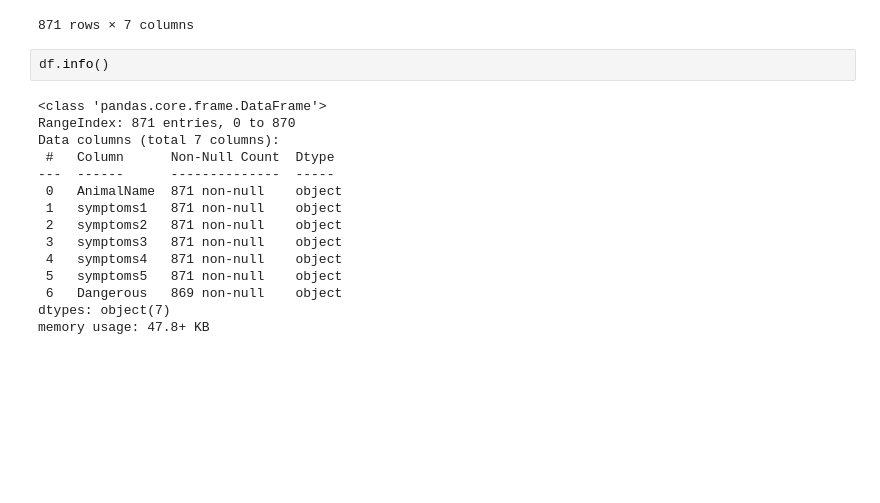
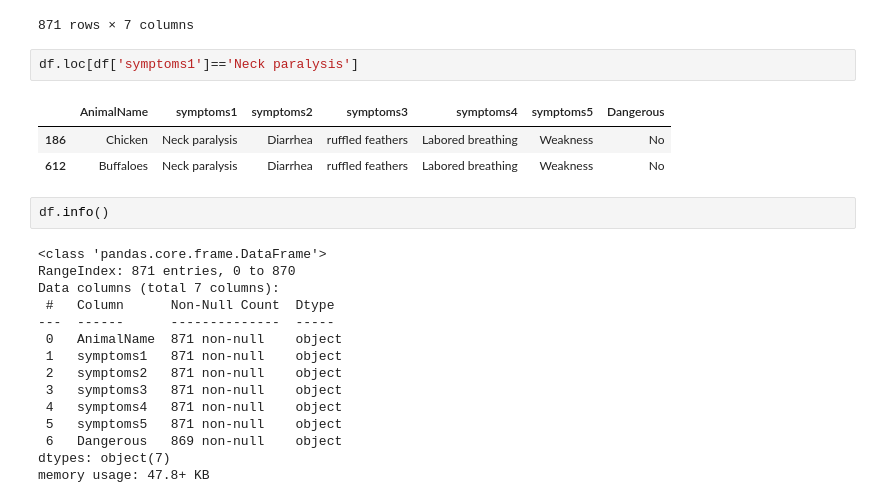
Before and after one commit to adi14023/FDS-project, a Jupyter notebook: FDS/animal-condition-predict-svm-knn.ipynb, the cells around one changed output. Cells and saved outputs as stored; diff of their text form; blank space fills up the shorter version.

```diff
--- a/FDS/animal-condition-predict-svm-knn.ipynb
+++ b/FDS/animal-condition-predict-svm-knn.ipynb
@@ -20,6 +20,12 @@ df
 | 869 | Buffaloes | Hair loss | Dandruff | Vomiting | Crusting of the skin | Ulcerated skin | Yes |
 | 870 | Buffaloes | Greenish-yellow nasal discharge | Lack of pigmentation | Vomiting | Lethargy | Pain on face | Yes |
 871 rows × 7 columns
+# %%
+df.loc[df['symptoms1']=='Neck paralysis']
+# %% [output]
+|  | AnimalName | symptoms1 | symptoms2 | symptoms3 | symptoms4 | symptoms5 | Dangerous |
+| 186 | Chicken | Neck paralysis | Diarrhea | ruffled feathers | Labored breathing | Weakness | No |
+| 612 | Buffaloes | Neck paralysis | Diarrhea | ruffled feathers | Labored breathing | Weakness | No |
 # %%
 df.info()
 # %% [output]
```
Also changed, not shown: parts of 7 cells of this notebook, 8 other files.
